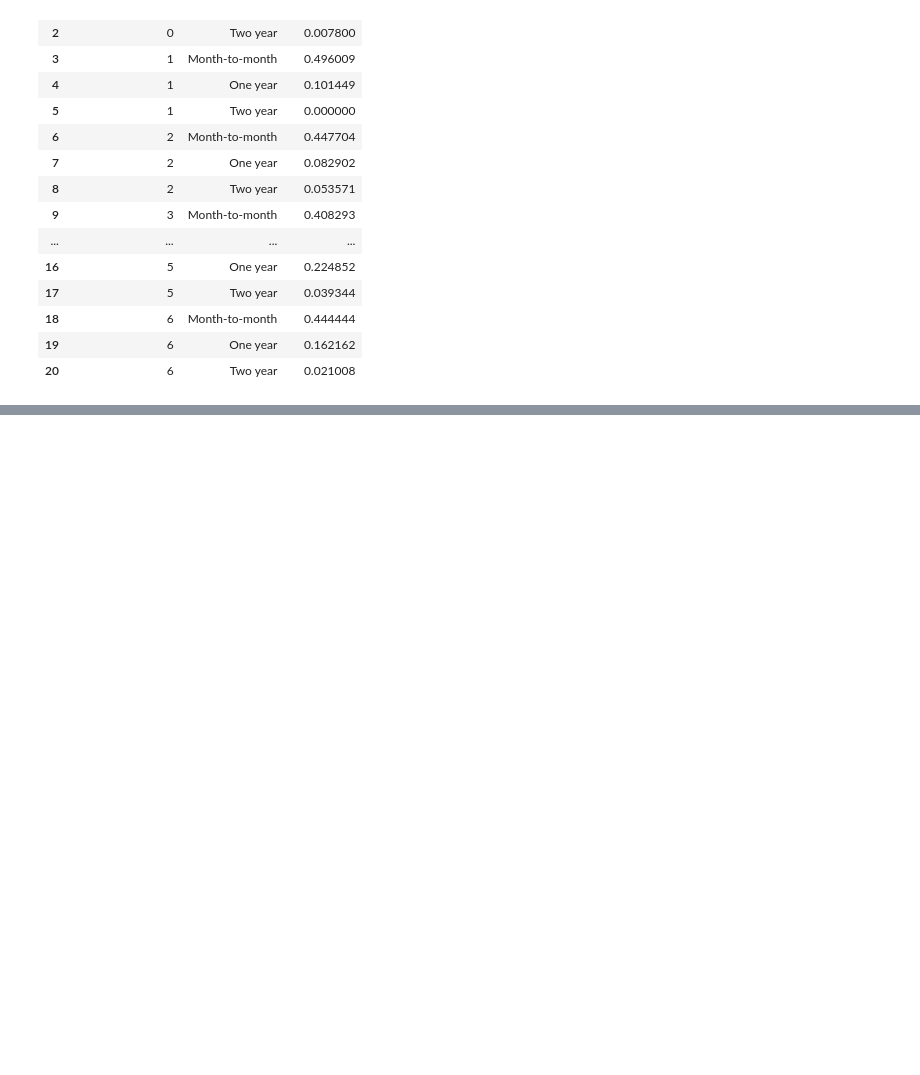
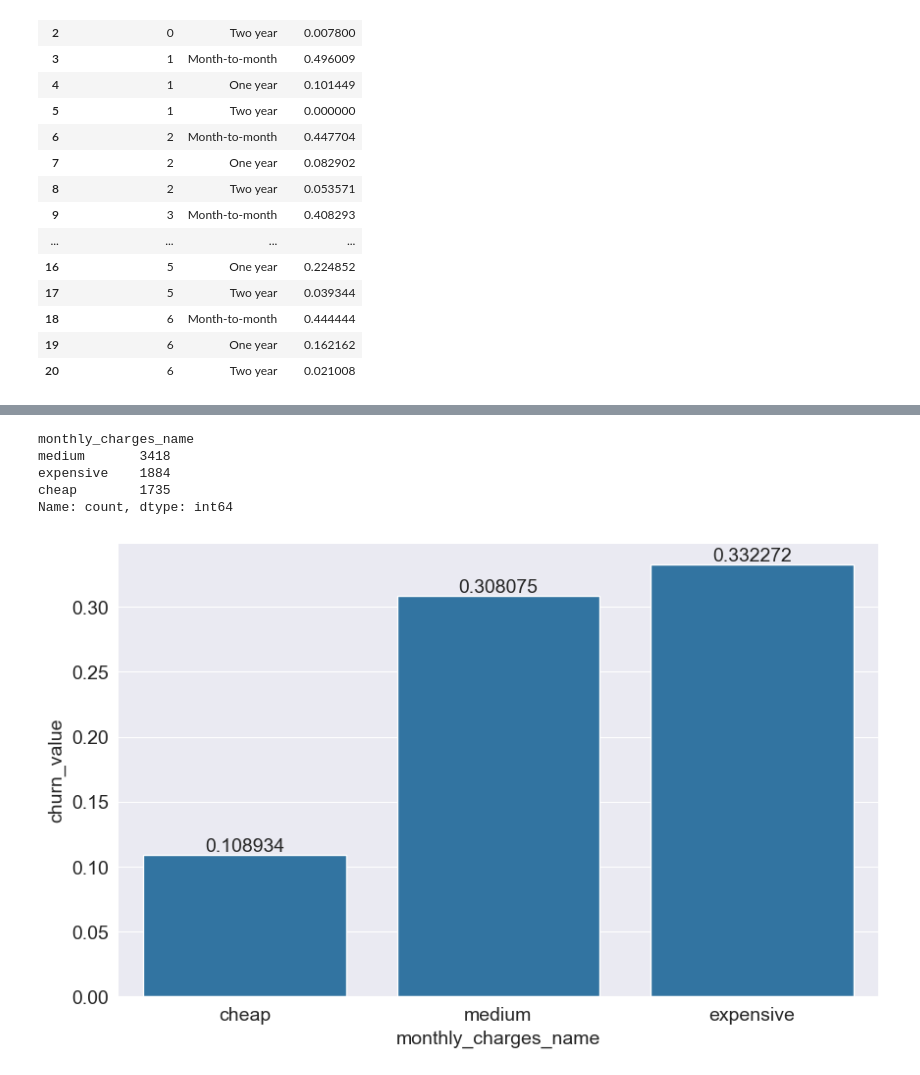
Before and after one commit to m4rkellkka/telco-customer-retention, a Jupyter notebook: churn_analysis.ipynb, the cells around one changed output, grey strips where cells are left out. Cells and saved outputs as stored; diff of their text form; code cells hidden in the pictures; blank space fills up the shorter version.

```diff
--- a/churn_analysis.ipynb
+++ b/churn_analysis.ipynb
@@ -363,0 +381,21 @@ plt.ylim(0, 0.7)
+# %%
+granicy = [18, 35, 89, 118]
+name = ['cheap', 'medium', 'expensive']
+
+df['monthly_charges_name'] = pd.cut(df['monthly_charges'], bins=granicy, labels=name)
+
+df['monthly_charges_name'].value_counts()
+# %% [output]
+monthly_charges_name
+medium       3418
+expensive    1884
+cheap        1735
+Name: count, dtype: int64
+# %%
+month_analysis = df.groupby('monthly_charges_name')['churn_value'].mean().reset_index()
+# %%
+ax = sns.barplot(data=month_analysis, x='monthly_charges_name', y='churn_value')
+for containers in ax.containers:
+    ax.bar_label(containers)
+# %% [output]
+[figure, added]
```
Also changed, not shown: parts of 11 cells of this notebook.
